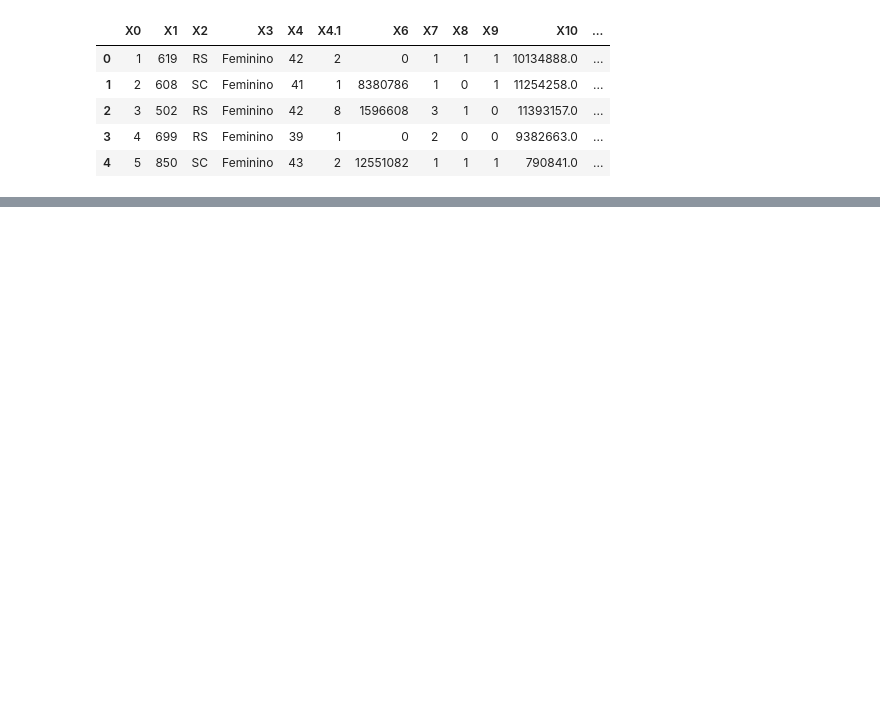
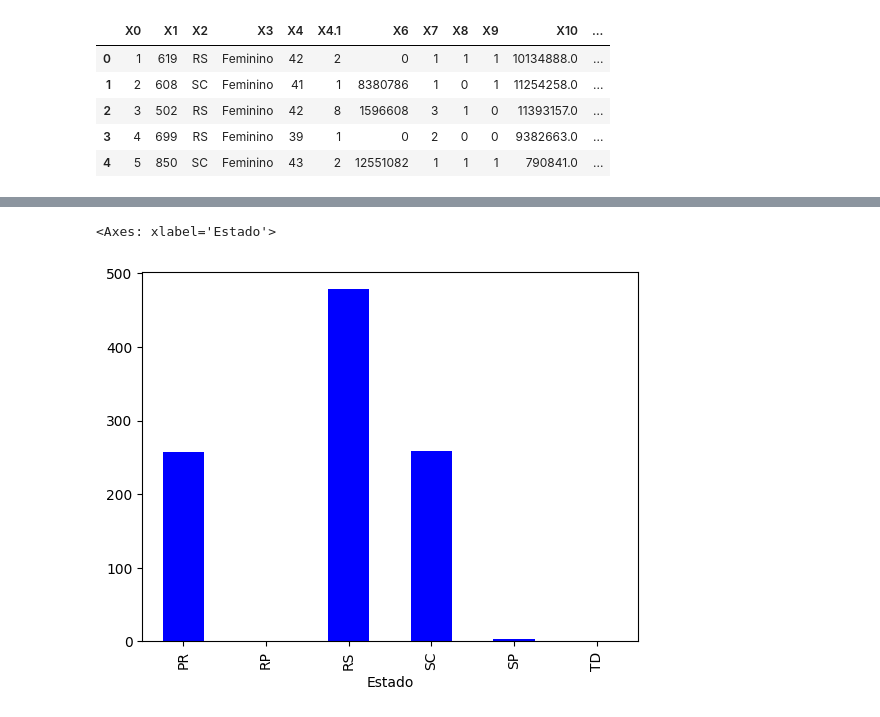
Before and after one commit to katalekoweb/curso-de-ciencia-de-dados, a Jupyter notebook: 10-63-tratamento-de-dados-preparacao.ipynb, the cells around one changed output, grey strips where cells are left out. Cells and saved outputs as stored; diff of their text form; code cells hidden in the pictures; blank space fills up the shorter version.

Commit message:
feat: tratamento e limpeza de dados em python

```diff
--- a/10-63-tratamento-de-dados-preparacao.ipynb
+++ b/10-63-tratamento-de-dados-preparacao.ipynb
@@ -17,0 +23,6 @@ dataset.head()
+# %%
+# primeiro e dar nome as colunas
+# e preciso comprender o que cada dado trata por isso mudamos os cabecalhos
+
+dataset.columns = ["Id", "Score", "Estado", "Genero", "Idade", "Patrimonio", "Saldo", "Produtos", "TemCartCredito", "Ativo", "Salario", "Saiu"]
+dataset.head()
@@ -17,0 +36,10 @@ dataset.head()
+# %%
+# analise exploratoria
+# objetico: Conhecer os dados
+# detectar eventuais problemas que os dados tenham
+# existem regras de negocios que sao universais. ex idade nao pode ser negativa
+
+# valores faltantes subscituimos com mediana quando sao valores numericos e com a moda quando sao categoricos
+
+agrupado = dataset.groupby(['Estado']).size()
+agrupado
@@ -17,0 +55,11 @@ dataset.head()
+# %%
+# chart
+# analise exploratoria serve para conhecer os dados
+# podemos explorar dados gerando graficos
+# os estados tem que pertncer a regra de negocio por questao de dominio
+# substituir os estados invalidos com a moda
+
+agrupado.plot.bar(color='blue')
+# %% [output]
+<Axes: xlabel='Estado'>
+[figure, added]
```
Also changed, not shown: parts of 42 cells of this notebook.
